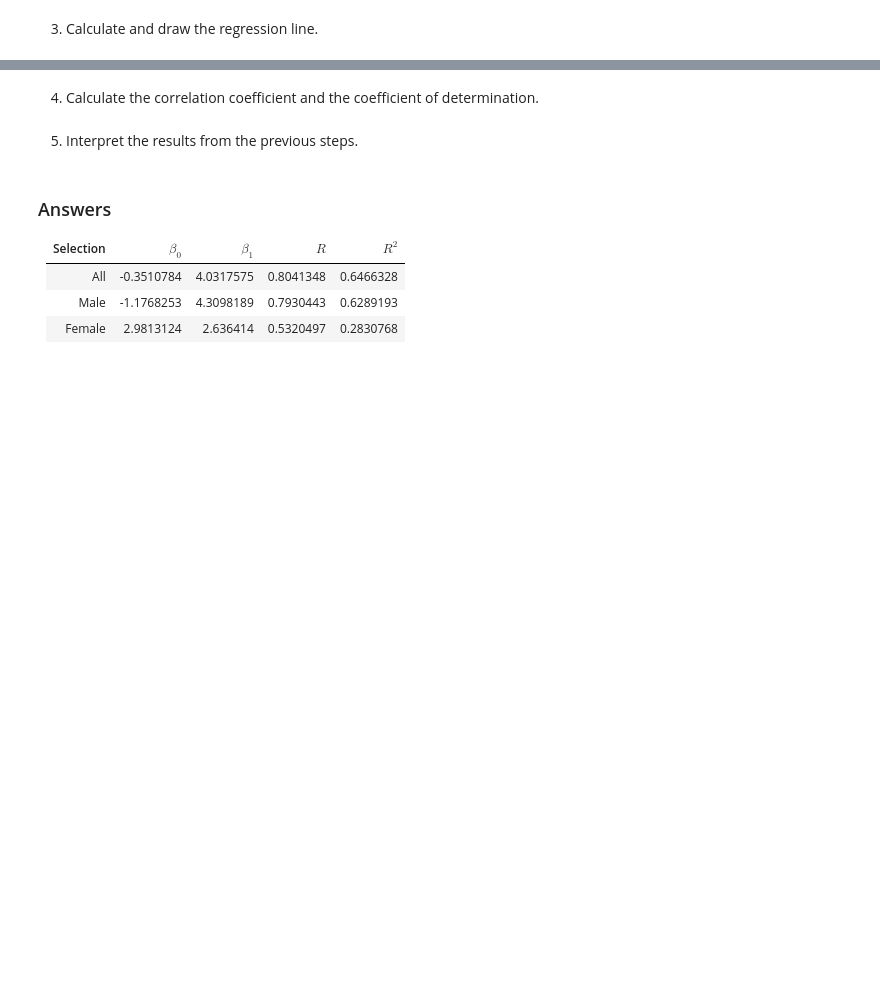
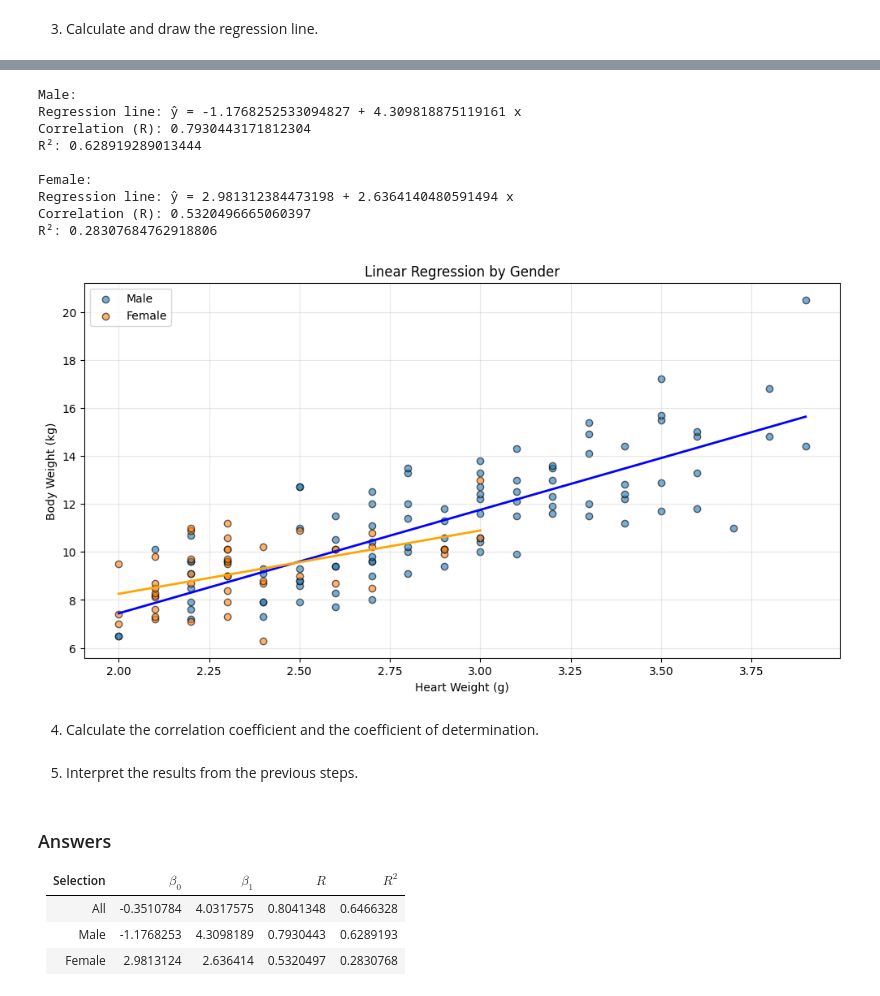
Before and after one commit to Elline-Angelica/Codingbat_Answers, a Jupyter notebook: 6-regression-analyis/lab-6.01-cats.ipynb, the cells around one changed output, grey strips where cells are left out. Cells and saved outputs as stored; diff of their text form; code cells hidden in the pictures; blank space fills up the shorter version.

```diff
--- a/6-regression-analyis/lab-6.01-cats.ipynb
+++ b/6-regression-analyis/lab-6.01-cats.ipynb
@@ -109,2 +134,60 @@ Regression line: ŷ = -1.1768252533094827 + 4.309818875119161 x
+# %%
+# Function to fit regression for a group
+def fit_regression(data, group_name):
+    X = data[['Hwt']].values
+    y = data['Bwt'].values
+
+    model = LinearRegression()
+    model.fit(X, y)
+
+    beta_0 = model.intercept_
+    beta_1 = model.coef_[0]
+
+    correlation = np.corrcoef(data['Hwt'], data['Bwt'])[0, 1]
+    r_squared = correlation ** 2
+
+    print(f"\n{group_name}:")
+    print(f"Regression line: ŷ = {beta_0} + {beta_1} x")
+    print(f"Correlation (R): {correlation}")
+    print(f"R²: {r_squared}")
+
+    return model, X, y, beta_0, beta_1, correlation, r_squared
+
+# Fit regression for males and females
+male_model, male_X, male_y, male_b0, male_b1, male_r, male_r2 = fit_regression(males, "Male")
+female_model, female_X, female_y, female_b0, female_b1, female_r, female_r2 = fit_regression(females, "Female")
+
+# Visualisatie met regressielijnen
+plt.figure(figsize=(12, 6))
+
+# Males
+plt.scatter(males['Hwt'], males['Bwt'], alpha=0.6, label='Male', edgecolors='k')
+X_line_m = np.array([[males['Hwt'].min()], [males['Hwt'].max()]])
+y_line_m = male_model.predict(X_line_m)
+plt.plot(X_line_m, y_line_m, color='blue', linewidth=2)
+
+# Females
+plt.scatter(females['Hwt'], females['Bwt'], alpha=0.6, label='Female', edgecolors='k')
+X_line_f = np.array([[females['Hwt'].min()], [females['Hwt'].max()]])
+y_line_f = female_model.predict(X_line_f)
+plt.plot(X_line_f, y_line_f, color='orange', linewidth=2)
+
+plt.xlabel('Heart Weight (g)')
+plt.ylabel('Body Weight (kg)')
+plt.title('Linear Regression by Gender')
+plt.legend()
+plt.grid(True, alpha=0.3)
+plt.show()
+# %% [output]
+Male:
+Regression line: ŷ = -1.1768252533094827 + 4.309818875119161 x
+Correlation (R): 0.7930443171812304
+R²: 0.628919289013444
+
+Female:
+Regression line: ŷ = 2.981312384473198 + 2.6364140480591494 x
+Correlation (R): 0.5320496665060397
+R²: 0.28307684762918806
+[figure, added]
 # %% [markdown]
 4. Calculate the correlation coefficient and the coefficient of determination.
```
Also changed, not shown: parts of 20 cells of this notebook.
